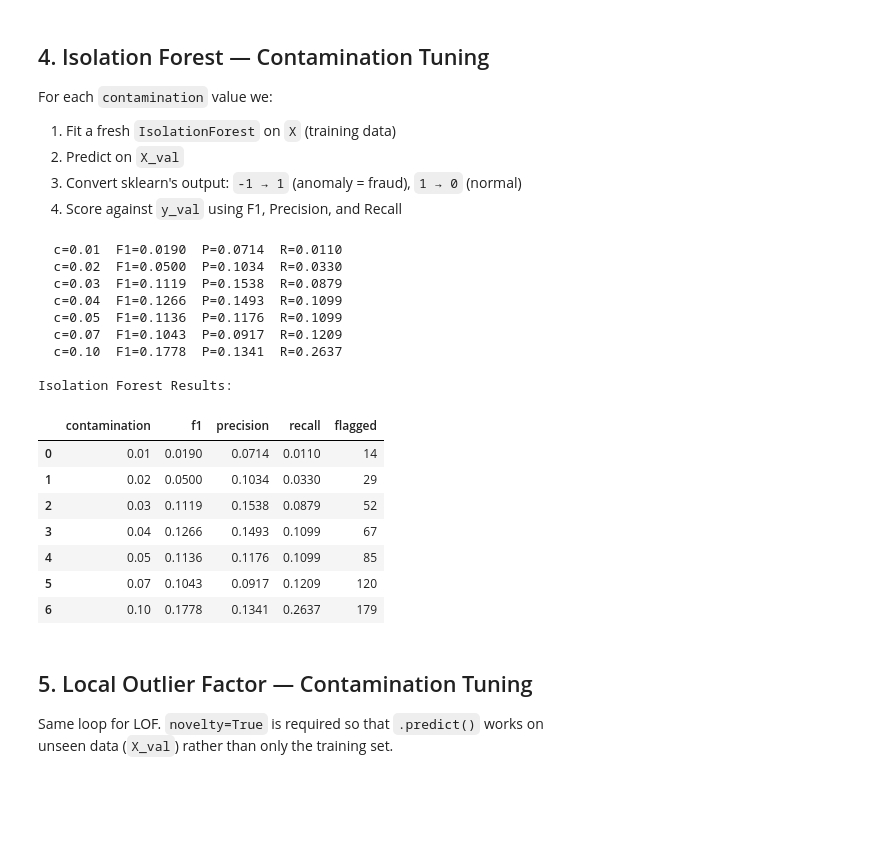
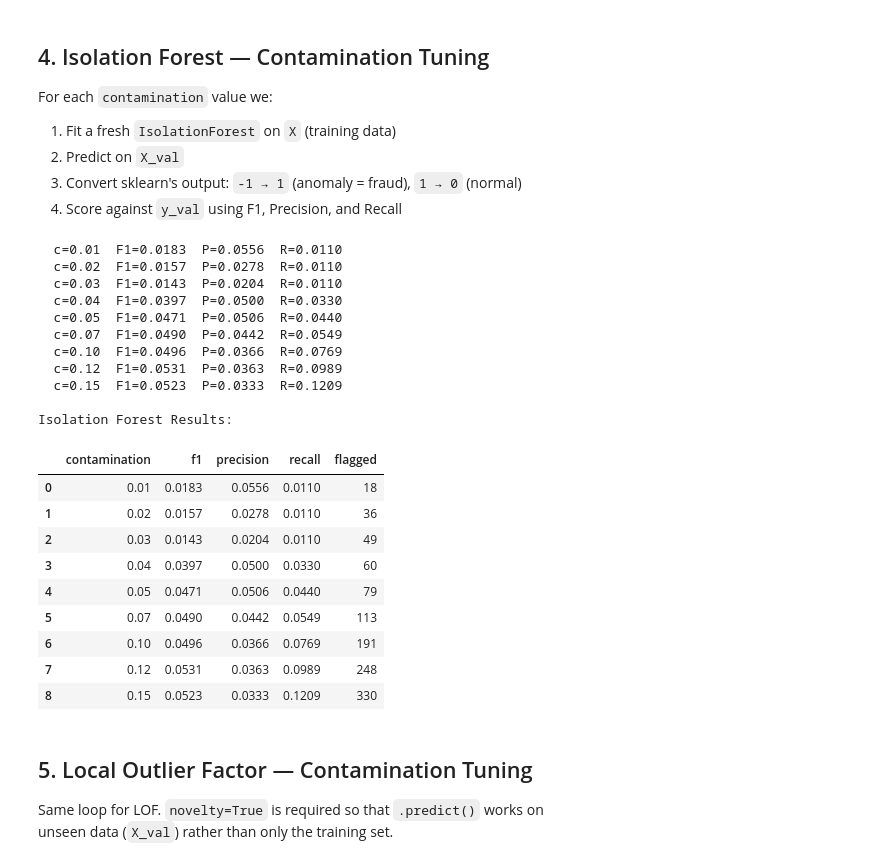
Before and after one commit to IsaganiJulian/Guardian-Recruit-Fraud-Detection, a Jupyter notebook: notebooks/03_outlier_optimization.ipynb, the cells around one changed output. Saved outputs shown, nothing was run; the diff lists cells and outputs as text; code cells hidden in the pictures; blank space fills up the shorter version.

```diff
--- a/notebooks/03_outlier_optimization.ipynb
+++ b/notebooks/03_outlier_optimization.ipynb
@@ -23,7 +23,6 @@ try:
     IN_COLAB   = True
 
 except ModuleNotFoundError:
-    # Running locally — walk up from cwd until we find the repo root marker
     def _find_repo_root(marker="pytest.ini"):
         path = Path.cwd()
         while path != path.parent:
@@ -41,8 +40,18 @@ except ModuleNotFoundError:
 if str(SRC_DIR) not in sys.path:
     sys.path.insert(0, str(SRC_DIR))
 
-TRAIN_PATH = DATA_DIR / "train_clean_v1.csv"
-VAL_PATH   = DATA_DIR / "val.csv"
+# ── Use augmented data if available, fall back to original ────────────────────
+AUGMENTED_PATH = DATA_DIR / "FINAL_AUGMENTED_TRAINING.csv"
+ORIGINAL_PATH  = DATA_DIR / "train_clean_v1.csv"
+VAL_PATH       = DATA_DIR / "val.csv"
+
+if AUGMENTED_PATH.exists():
+    TRAIN_PATH = AUGMENTED_PATH
+    print(f"Using augmented training data: {TRAIN_PATH.name}")
+else:
+    TRAIN_PATH = ORIGINAL_PATH
+    print(f"Augmented data not found — using original: {TRAIN_PATH.name}")
+    print("  Run notebooks/06_data_augmentation.ipynb first to generate augmented data.")
 
 print(f"Environment : {'Google Colab' if IN_COLAB else 'Local'}")
 print(f"Train       : {TRAIN_PATH}")
@@ -90,10 +100,11 @@ print(f"Validation rows: {len(val_df)}")
 
 # Fix: map 't'/'f' strings to 1/0 for all binary columns
 BOOL_MAP = {'t': 1, 'true': 1, '1': 1, 'f': 0, 'false': 0, '0': 0}
-BINARY_COLS = ['has_company_logo', 'telecommuting', 'fraudulent']
+BINARY_COLS = ['has_company_logo', 'telecommuting', 'has_questions', 'fraudulent']
 
 for col in BINARY_COLS:
-    val_df[col] = val_df[col].astype(str).str.lower().map(BOOL_MAP)
+    if col in val_df.columns:
+        val_df[col] = val_df[col].astype(str).str.lower().map(BOOL_MAP)
 
 print("Sample after fix:")
 val_df[BINARY_COLS].head(3)
@@ -135,50 +146,52 @@ For each `contamination` value we:
 3. Convert sklearn's output: `-1 → 1` (anomaly = fraud), `1 → 0` (normal)
 4. Score against `y_val` using F1, Precision, and Recall
 # %%
-CONTAMINATION_VALUES = [0.01, 0.02, 0.03, 0.04, 0.05, 0.07, 0.10]
+CONTAMINATION_VALUES = [0.01, 0.02, 0.03, 0.04, 0.05, 0.07, 0.10, 0.12, 0.15]
 
 if_results = []
 
 for c in CONTAMINATION_VALUES:
     model_if = IsolationForest(n_estimators=100, contamination=c, random_state=42)
     model_if.fit(X)
 
-    # sklearn outputs: -1 = anomaly, 1 = normal
-    # We need:         1  = fraud,   0 = normal  — so flip the sign
-    raw_pred  = model_if.predict(X_val)
-    y_pred    = (raw_pred == -1).astype(int)
+    raw_pred = model_if.predict(X_val)
+    y_pred   = (raw_pred == -1).astype(int)
 
     if_results.append({
         'contamination': c,
         'f1':        round(f1_score(y_val, y_pred, zero_division=0), 4),
         'precision': round(precision_score(y_val, y_pred, zero_division=0), 4),
         'recall':    round(recall_score(y_val, y_pred, zero_division=0), 4),
         'flagged':   int(y_pred.sum()),
     })
     print(f"  c={c:.2f}  F1={if_results[-1]['f1']:.4f}  "
           f"P={if_results[-1]['precision']:.4f}  R={if_results[-1]['recall']:.4f}")
 
 if_df = pd.DataFrame(if_results)
 print("\nIsolation Forest Results:")
 if_df
 # %% [output]
-  c=0.01  F1=0.0190  P=0.0714  R=0.0110
-  c=0.02  F1=0.0500  P=0.1034  R=0.0330
-  c=0.03  F1=0.1119  P=0.1538  R=0.0879
-  c=0.04  F1=0.1266  P=0.1493  R=0.1099
-  c=0.05  F1=0.1136  P=0.1176  R=0.1099
-  c=0.07  F1=0.1043  P=0.0917  R=0.1209
-  c=0.10  F1=0.1778  P=0.1341  R=0.2637
+  c=0.01  F1=0.0183  P=0.0556  R=0.0110
+  c=0.02  F1=0.0157  P=0.0278  R=0.0110
+  c=0.03  F1=0.0143  P=0.0204  R=0.0110
+  c=0.04  F1=0.0397  P=0.0500  R=0.0330
+  c=0.05  F1=0.0471  P=0.0506  R=0.0440
+  c=0.07  F1=0.0490  P=0.0442  R=0.0549
+  c=0.10  F1=0.0496  P=0.0366  R=0.0769
+  c=0.12  F1=0.0531  P=0.0363  R=0.0989
+  c=0.15  F1=0.0523  P=0.0333  R=0.1209
 
 Isolation Forest Results:
 |  | contamination | f1 | precision | recall | flagged |
-| 0 | 0.01 | 0.0190 | 0.0714 | 0.0110 | 14 |
-| 1 | 0.02 | 0.0500 | 0.1034 | 0.0330 | 29 |
-| 2 | 0.03 | 0.1119 | 0.1538 | 0.0879 | 52 |
-| 3 | 0.04 | 0.1266 | 0.1493 | 0.1099 | 67 |
-| 4 | 0.05 | 0.1136 | 0.1176 | 0.1099 | 85 |
-| 5 | 0.07 | 0.1043 | 0.0917 | 0.1209 | 120 |
-| 6 | 0.10 | 0.1778 | 0.1341 | 0.2637 | 179 |
+| 0 | 0.01 | 0.0183 | 0.0556 | 0.0110 | 18 |
+| 1 | 0.02 | 0.0157 | 0.0278 | 0.0110 | 36 |
+| 2 | 0.03 | 0.0143 | 0.0204 | 0.0110 | 49 |
+| 3 | 0.04 | 0.0397 | 0.0500 | 0.0330 | 60 |
+| 4 | 0.05 | 0.0471 | 0.0506 | 0.0440 | 79 |
+| 5 | 0.07 | 0.0490 | 0.0442 | 0.0549 | 113 |
+| 6 | 0.10 | 0.0496 | 0.0366 | 0.0769 | 191 |
+| 7 | 0.12 | 0.0531 | 0.0363 | 0.0989 | 248 |
+| 8 | 0.15 | 0.0523 | 0.0333 | 0.1209 | 330 |
 # %% [markdown]
 ## 5. Local Outlier Factor — Contamination Tuning
 
```
Also changed, not shown: parts of 12 cells of this notebook, 4 other files.
